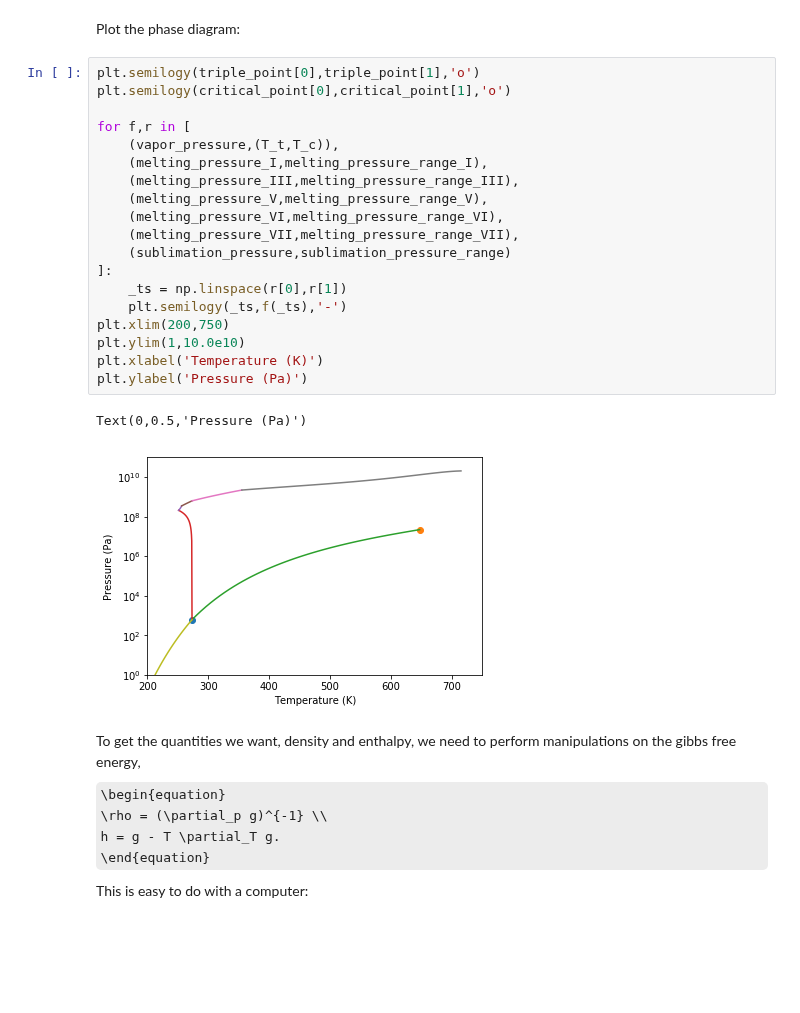
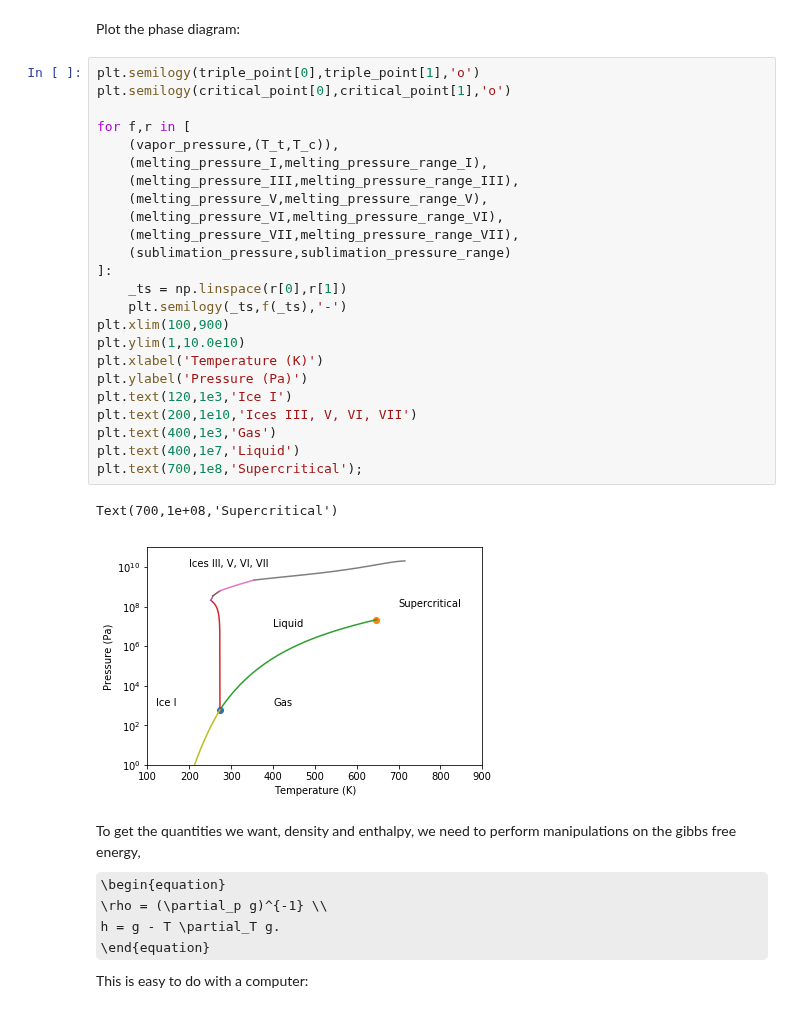
Before and after one commit to afqueiruga/LatentPrimaries, a Jupyter notebook: water_properties.ipynb, the cells around one changed output. Saved outputs shown, nothing was run; the diff lists cells and outputs as text; some formulas as TeX source; blank space fills up the shorter version.

Commit message:
Labeled that graph

```diff
--- a/water_properties.ipynb
+++ b/water_properties.ipynb
@@ -76,25 +76,30 @@ Plot the phase diagram:
 # %%
 plt.semilogy(triple_point[0],triple_point[1],'o')
 plt.semilogy(critical_point[0],critical_point[1],'o')
 
 for f,r in [
     (vapor_pressure,(T_t,T_c)),
     (melting_pressure_I,melting_pressure_range_I),
     (melting_pressure_III,melting_pressure_range_III),
     (melting_pressure_V,melting_pressure_range_V),
     (melting_pressure_VI,melting_pressure_range_VI),
     (melting_pressure_VII,melting_pressure_range_VII),
     (sublimation_pressure,sublimation_pressure_range)
 ]:
     _ts = np.linspace(r[0],r[1])
     plt.semilogy(_ts,f(_ts),'-')
-plt.xlim(200,750)
+plt.xlim(100,900)
 plt.ylim(1,10.0e10)
 plt.xlabel('Temperature (K)')
 plt.ylabel('Pressure (Pa)')
+plt.text(120,1e3,'Ice I')
+plt.text(200,1e10,'Ices III, V, VI, VII')
+plt.text(400,1e3,'Gas')
+plt.text(400,1e7,'Liquid')
+plt.text(700,1e8,'Supercritical');
 # %% [output]
-Text(0,0.5,'Pressure (Pa)')
+Text(700,1e+08,'Supercritical')
-[figure, old version]
+[figure, new version]
 # %% [markdown]
 To get the quantities we want, density and enthalpy, we need to perform manipulations on the gibbs free energy,
 \begin{equation}
```
